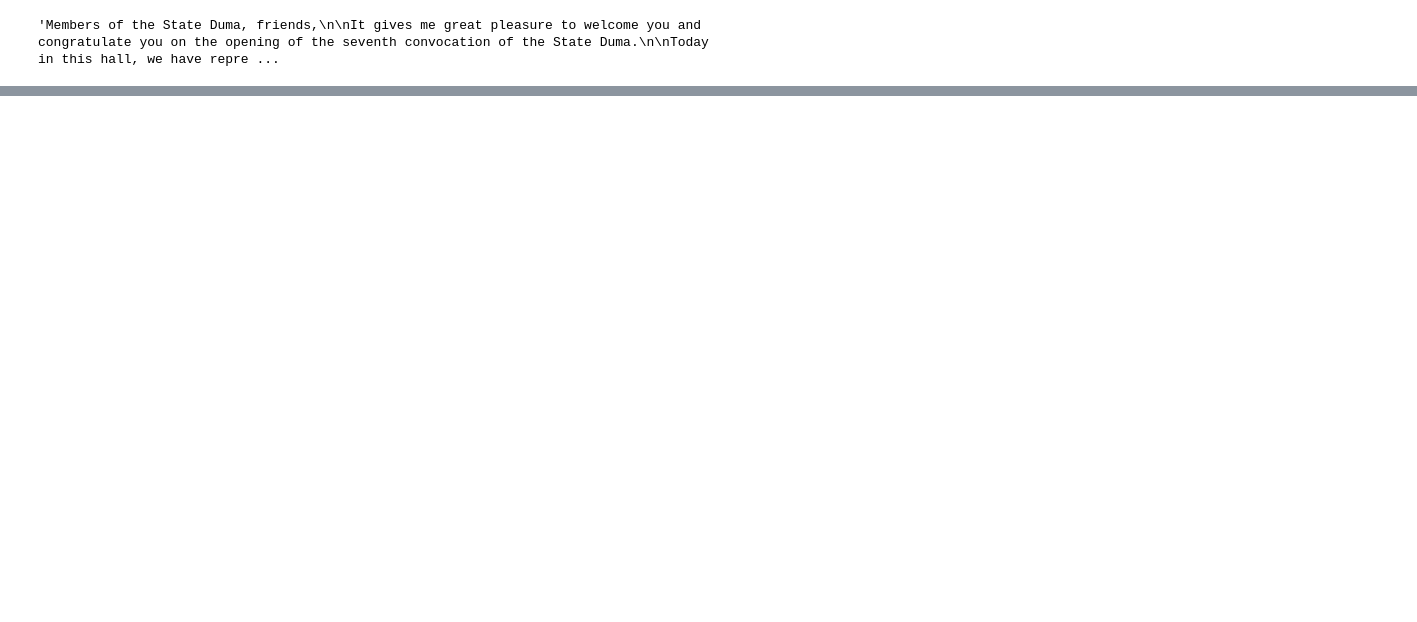
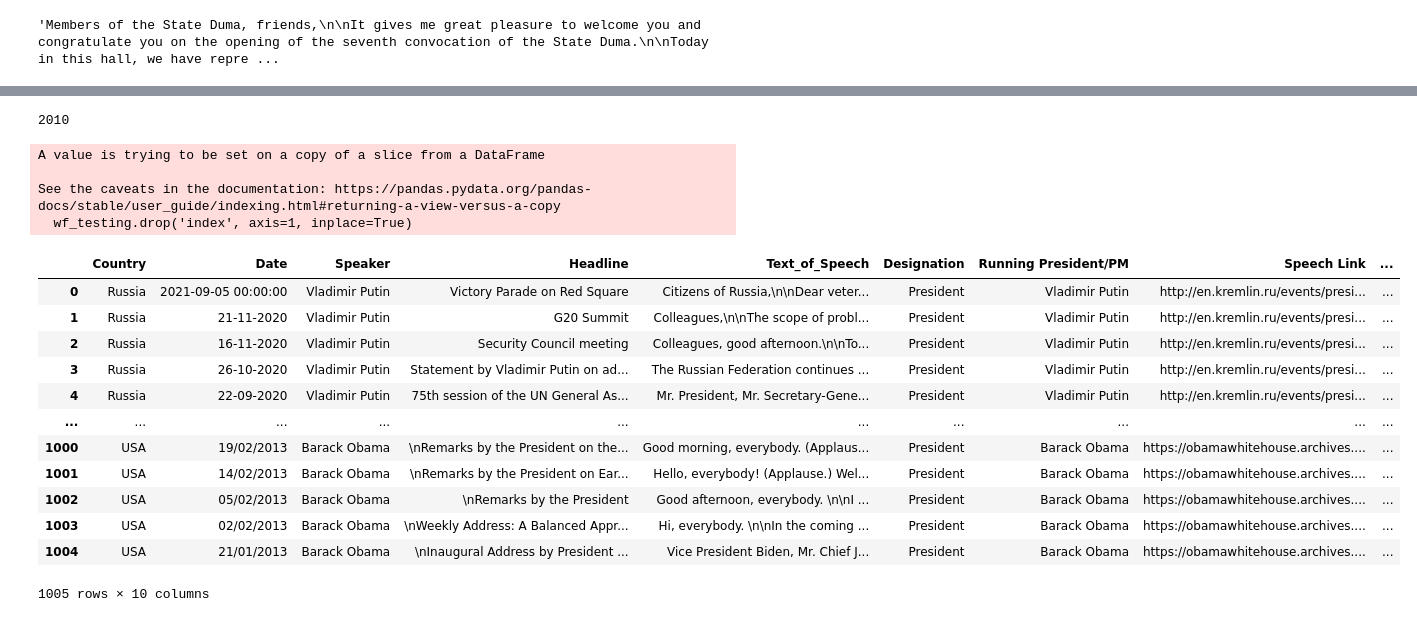
Before and after one commit to YashiDev556/politician-speech-classification, a Jupyter notebook: internationalpoliticianspeechclassifier.ipynb, the cells around one changed output, grey strips where cells are left out. Drawn from its saved outputs; the diff is of its cells as text; code cells hidden in the pictures; blank space fills up the shorter version.

Commit message:
Commit on 5/21
Cleaned up repository, added in csv with data, made sure that all of the data was prepared properly and passed into a prototype neural network.

```diff
--- a/internationalpoliticianspeechclassifier.ipynb
+++ b/internationalpoliticianspeechclassifier.ipynb
@@ -27,0 +123,5 @@ wf.iloc[76]['Text_of_Speech']
+# %%
+#drop rows without string in speech
+for i in range(len(wf) - 1, -1, -1):
+        if not (isinstance(wf.iloc[i]['Text_of_Speech'], str)):
+                wf = wf.drop(i)
@@ -27,0 +162,29 @@ wf.iloc[76]['Text_of_Speech']
+# %%
+print(len(wf))
+# %% [output]
+2010
+# %%
+wf_training = wf[::2]
+wf_testing = wf[1::2]
+# %%
+wf_testing.reset_index(inplace=True)
+wf_testing.drop('index', axis=1, inplace=True)
+wf_testing
+# %% [output]
+A value is trying to be set on a copy of a slice from a DataFrame
+
+See the caveats in the documentation: https://pandas.pydata.org/pandas-docs/stable/user_guide/indexing.html#returning-a-view-versus-a-copy
+  wf_testing.drop('index', axis=1, inplace=True)
+|  | Country | Date | Speaker | Headline | Text_of_Speech | Designation | Running President/PM | Speech Link | ... |
+| 0 | Russia | 2021-09-05 00:00:00 | Vladimir Putin | Victory Parade on Red Square | Citizens of Russia,\n\nDear veter... | President | Vladimir Putin | http://en.kremlin.ru/events/presi... | ... |
+| 1 | Russia | 21-11-2020 | Vladimir Putin | G20 Summit | Colleagues,\n\nThe scope of probl... | President | Vladimir Putin | http://en.kremlin.ru/events/presi... | ... |
+| 2 | Russia | 16-11-2020 | Vladimir Putin | Security Council meeting | Colleagues, good afternoon.\n\nTo... | President | Vladimir Putin | http://en.kremlin.ru/events/presi... | ... |
+| 3 | Russia | 26-10-2020 | Vladimir Putin | Statement by Vladimir Putin on ad... | The Russian Federation continues ... | President | Vladimir Putin | http://en.kremlin.ru/events/presi... | ... |
+| 4 | Russia | 22-09-2020 | Vladimir Putin | 75th session of the UN General As... | Mr. President, Mr. Secretary-Gene... | President | Vladimir Putin | http://en.kremlin.ru/events/presi... | ... |
+| ... | ... | ... | ... | ... | ... | ... | ... | ... | ... |
+| 1000 | USA | 19/02/2013 | Barack Obama | \nRemarks by the President on the... | Good morning, everybody. (Applaus... | President | Barack Obama | https://obamawhitehouse.archives.... | ... |
+| 1001 | USA | 14/02/2013 | Barack Obama | \nRemarks by the President on Ear... | Hello, everybody! (Applause.) Wel... | President | Barack Obama | https://obamawhitehouse.archives.... | ... |
+| 1002 | USA | 05/02/2013 | Barack Obama | \nRemarks by the President | Good afternoon, everybody. \n\nI ... | President | Barack Obama | https://obamawhitehouse.archives.... | ... |
+| 1003 | USA | 02/02/2013 | Barack Obama | \nWeekly Address: A Balanced Appr... | Hi, everybody. \n\nIn the coming ... | President | Barack Obama | https://obamawhitehouse.archives.... | ... |
+| 1004 | USA | 21/01/2013 | Barack Obama | \nInaugural Address by President ... | Vice President Biden, Mr. Chief J... | President | Barack Obama | https://obamawhitehouse.archives.... | ... |
+1005 rows × 10 columns
```
Also changed, not shown: parts of 28 cells of this notebook, 2 other files.
